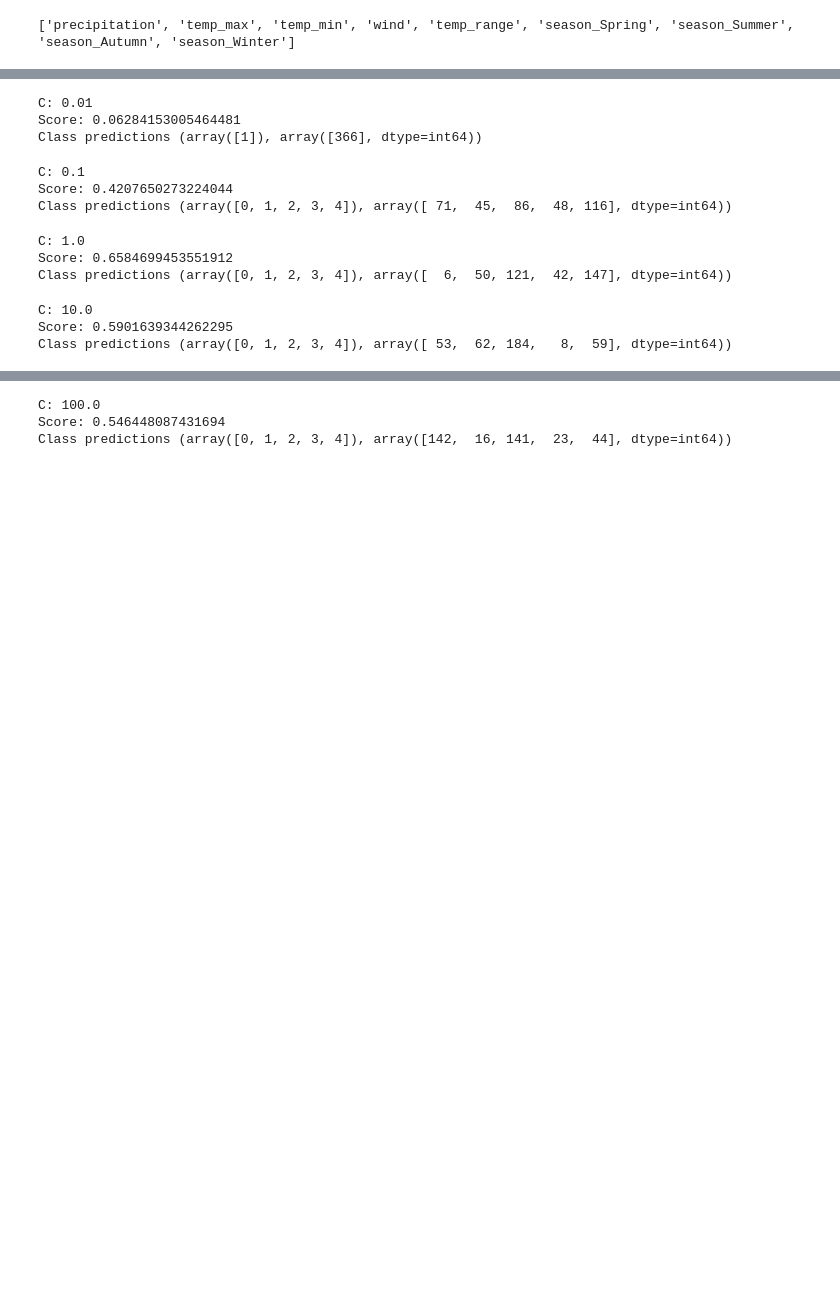
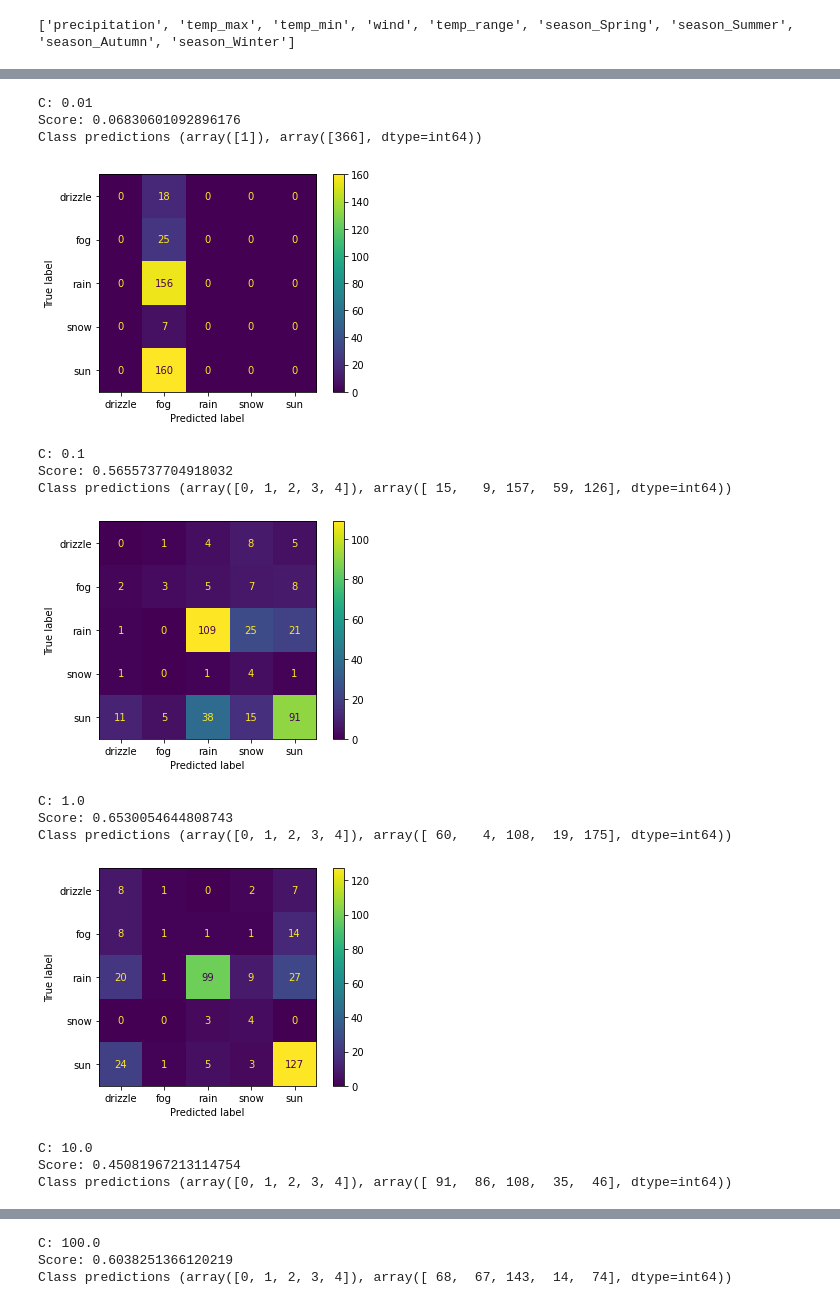
Before and after one commit to nrlewis929/seattle_weather_classification, a Jupyter notebook: Seattle_weather_prediction.ipynb, the cells around one changed output, grey strips where cells are left out. Cells and saved outputs as stored; diff of their text form; code cells hidden in the pictures; blank space fills up the shorter version.

```diff
--- a/Seattle_weather_prediction.ipynb
+++ b/Seattle_weather_prediction.ipynb
@@ -120,28 +180,47 @@ sun: 490
 # %%
+# Define a log distribution of regularization coefficients
 Cs = np.logspace(-2, 5, 8)
+
+# Create dataframes to store values
 coef_dfs = [pd.DataFrame(columns=features,index=Cs)] * 5
 
+# Iterate over regularization coefficients; train model, predict on test set, and display metrics
 for C in Cs:
-    clf = LogisticRegression(solver = 'saga',penalty='l1', max_iter = 10000, C = C, class_weight=class_weight)
+    # Initialize model
+    clf = LogisticRegression(solver = 'saga',penalty='l1', max_iter = 10000, tol=0.001,
+                             C = C, class_weight=class_weight, multi_class = 'multinomial')
+    # Fit model
     clf.fit(X_train, y_train)
+    # Make predictions
     y_pred = clf.predict(X_test)
     y_prob = clf.predict_proba(X_test)
+    # Store coefficients
     for i,coef_df in enumerate(coef_dfs):
         coef_df.loc[C] = clf.coef_[i]
+
+    # Display metrics and confusion matrix
     print('C:',C)
     print('Score:',clf.score(X_test,y_test))
     print('Class predictions',np.unique(y_pred, return_counts=True))
-    print('')
+    cm = confusion_matrix(y_test, y_pred)
+    disp = ConfusionMatrixDisplay(confusion_matrix=cm,
+                                  display_labels=le.classes_)
+    disp.plot()
+    plt.show()
+#     plt.savefig('confusion_matrix'+str(C)+'.png',dpi=300)
 # %% [output]
 C: 0.01
-Score: 0.06284153005464481
+Score: 0.06830601092896176
 Class predictions (array([1]), array([366], dtype=int64))
+[figure, added]
 C: 0.1
-Score: 0.4207650273224044
-Class predictions (array([0, 1, 2, 3, 4]), array([ 71,  45,  86,  48, 116], dtype=int64))
+Score: 0.5655737704918032
+Class predictions (array([0, 1, 2, 3, 4]), array([ 15,   9, 157,  59, 126], dtype=int64))
+[figure, added]
 C: 1.0
-Score: 0.6584699453551912
-Class predictions (array([0, 1, 2, 3, 4]), array([  6,  50, 121,  42, 147], dtype=int64))
+Score: 0.6530054644808743
+Class predictions (array([0, 1, 2, 3, 4]), array([ 60,   4, 108,  19, 175], dtype=int64))
+[figure, added]
 C: 10.0
-Score: 0.5901639344262295
-Class predictions (array([0, 1, 2, 3, 4]), array([ 53,  62, 184,   8,  59], dtype=int64))
+Score: 0.45081967213114754
+Class predictions (array([0, 1, 2, 3, 4]), array([ 91,  86, 108,  35,  46], dtype=int64))
@@ -148,3 +228,3 @@ Class predictions (array([0, 1, 2, 3, 4]), array([ 53,  62, 184,   8,  59], dtyp
 C: 100.0
-Score: 0.546448087431694
-Class predictions (array([0, 1, 2, 3, 4]), array([142,  16, 141,  23,  44], dtype=int64))
+Score: 0.6038251366120219
+Class predictions (array([0, 1, 2, 3, 4]), array([ 68,  67, 143,  14,  74], dtype=int64))
```
Also changed, not shown: parts of 29 cells of this notebook.
